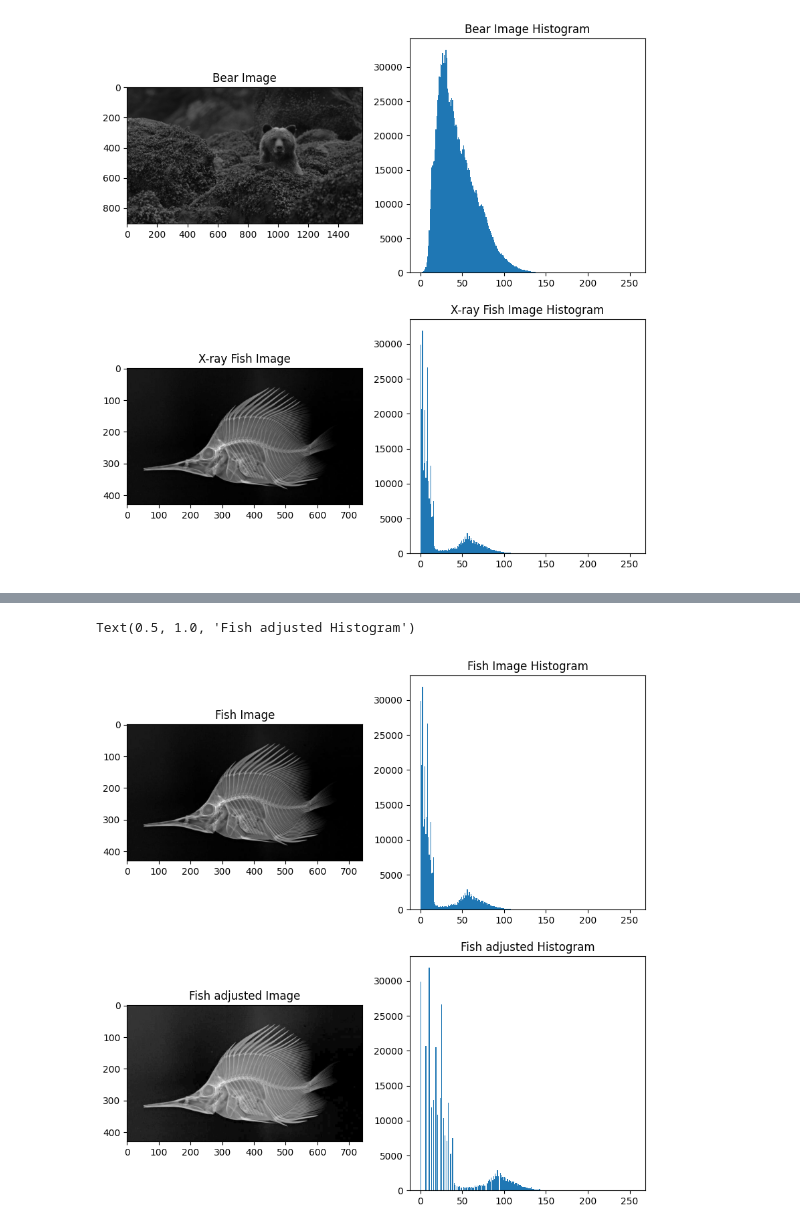
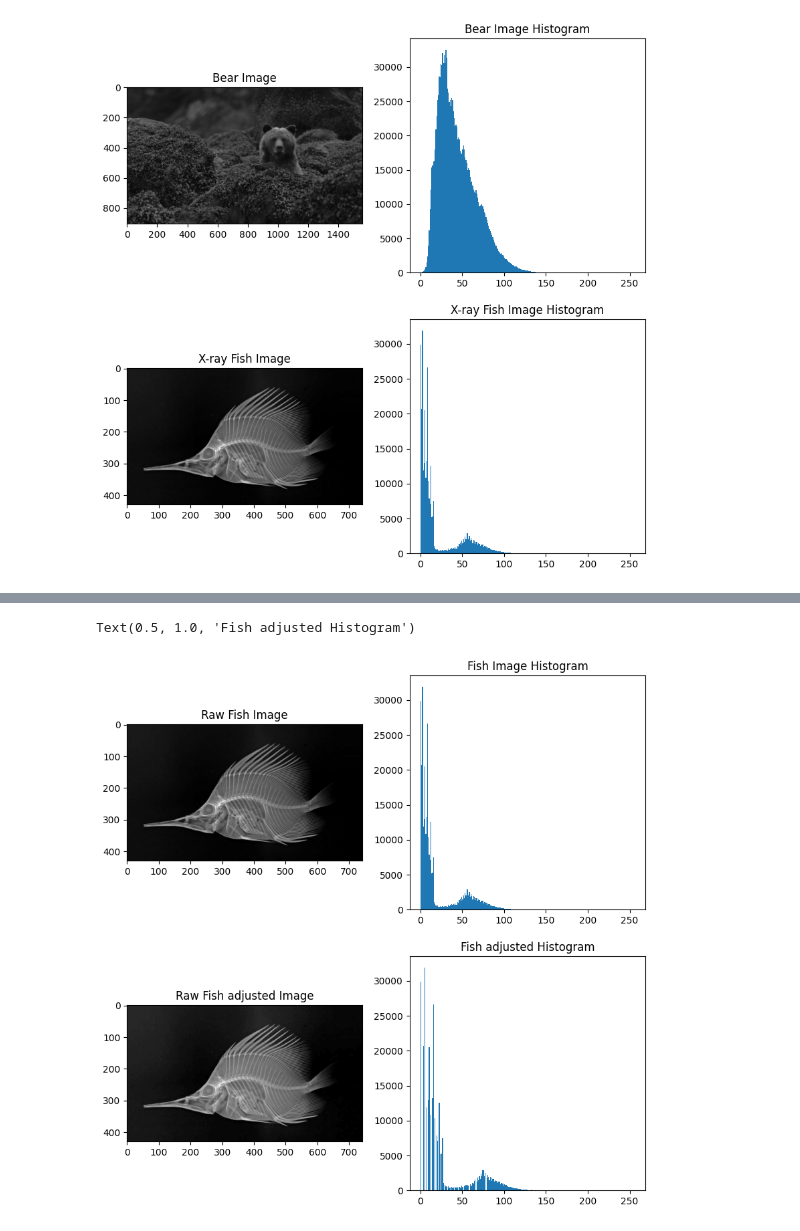
Before and after one commit to shannonchen37/machine_vision, a Jupyter notebook: image_enhancement/gamma.ipynb, the cells around one changed output, grey strips where cells are left out. Drawn from its saved outputs; the diff is of its cells as text; code cells hidden in the pictures.

```diff
--- a/image_enhancement/gamma.ipynb
+++ b/image_enhancement/gamma.ipynb
@@ -23,7 +23,7 @@ plt.show()
 # %%
 def adjust_gamma(image, gamma=1.0):
     # 构建一个包含所有像素灰度值的幂次方变换表
-    inv_gamma = 1.0 / gamma
+    inv_gamma = 1.0 * gamma
     table = (np.array([((i / 255.0) ** inv_gamma) * 255 for i in np.arange(0, 256)]))
 
     # 应用幂次方变换表对图像进行gamma变换
@@ -48,17 +85,17 @@ plt.show()
 # %%
 # 应用gamma变换
-img2_adjusted = adjust_gamma(img2, gamma=1.5)
+img2_adjusted = adjust_gamma(img2, gamma=0.8)
 
 # 绘制处理前后图像及直方图
 fig, axs = plt.subplots(2, 2, figsize=(10, 10))
 axs[0, 0].imshow(img2, cmap='gray')
-axs[0, 0].set_title('Fish Image')
+axs[0, 0].set_title('Raw Fish Image')
 axs[0, 1].hist(img2.ravel(), 256, [0, 256])
 axs[0, 1].set_title('Fish Image Histogram')
 axs[1, 0].imshow(img2_adjusted, cmap='gray')
-axs[1, 0].set_title('Fish adjusted Image')
+axs[1, 0].set_title('Raw Fish adjusted Image')
 axs[1, 1].hist(img2_adjusted.ravel(), 256, [0, 256])
 axs[1, 1].set_title('Fish adjusted Histogram')
 # %% [output]
 Text(0.5, 1.0, 'Fish adjusted Histogram')
-[figure, old version]
+[figure, new version]
```
Also changed, not shown: parts of 4 cells of this notebook, 28 other files.
